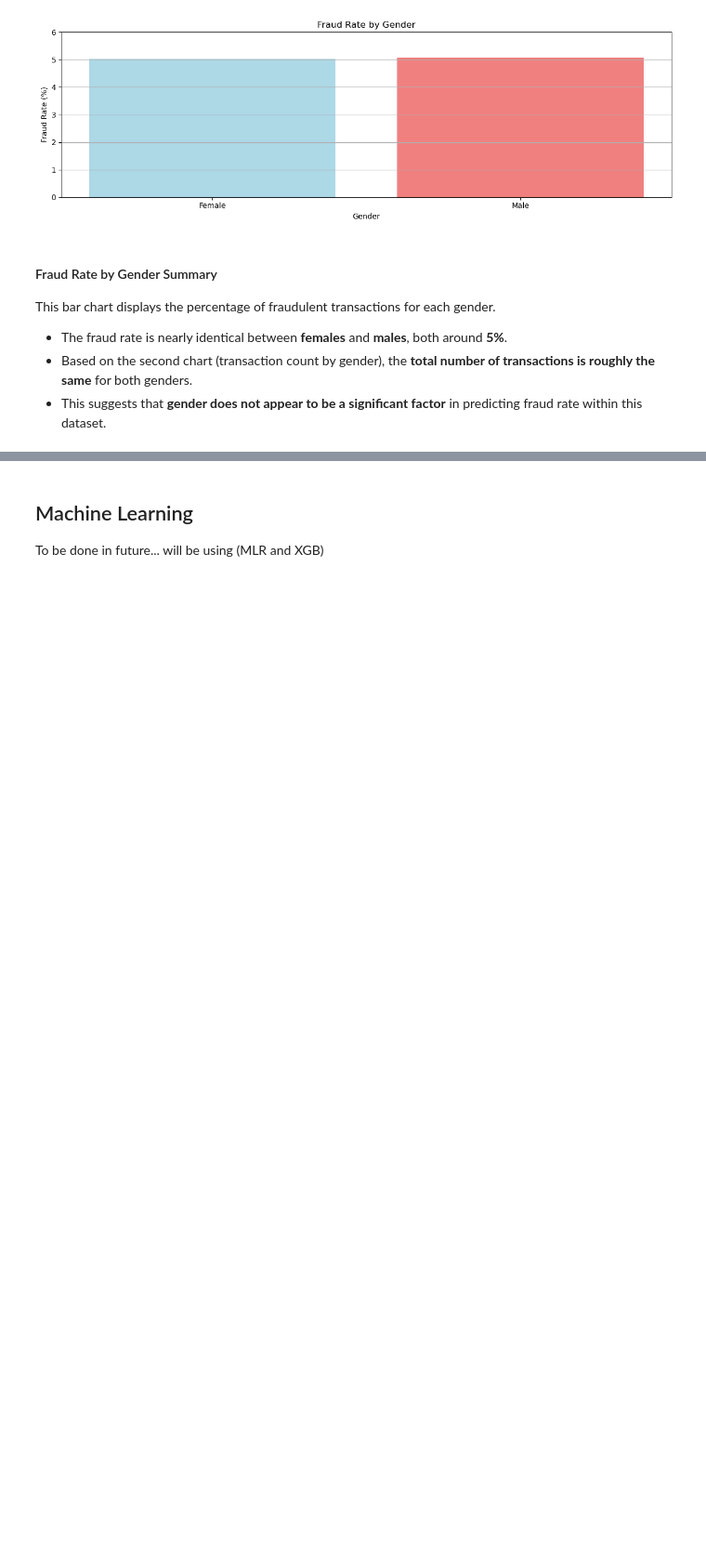
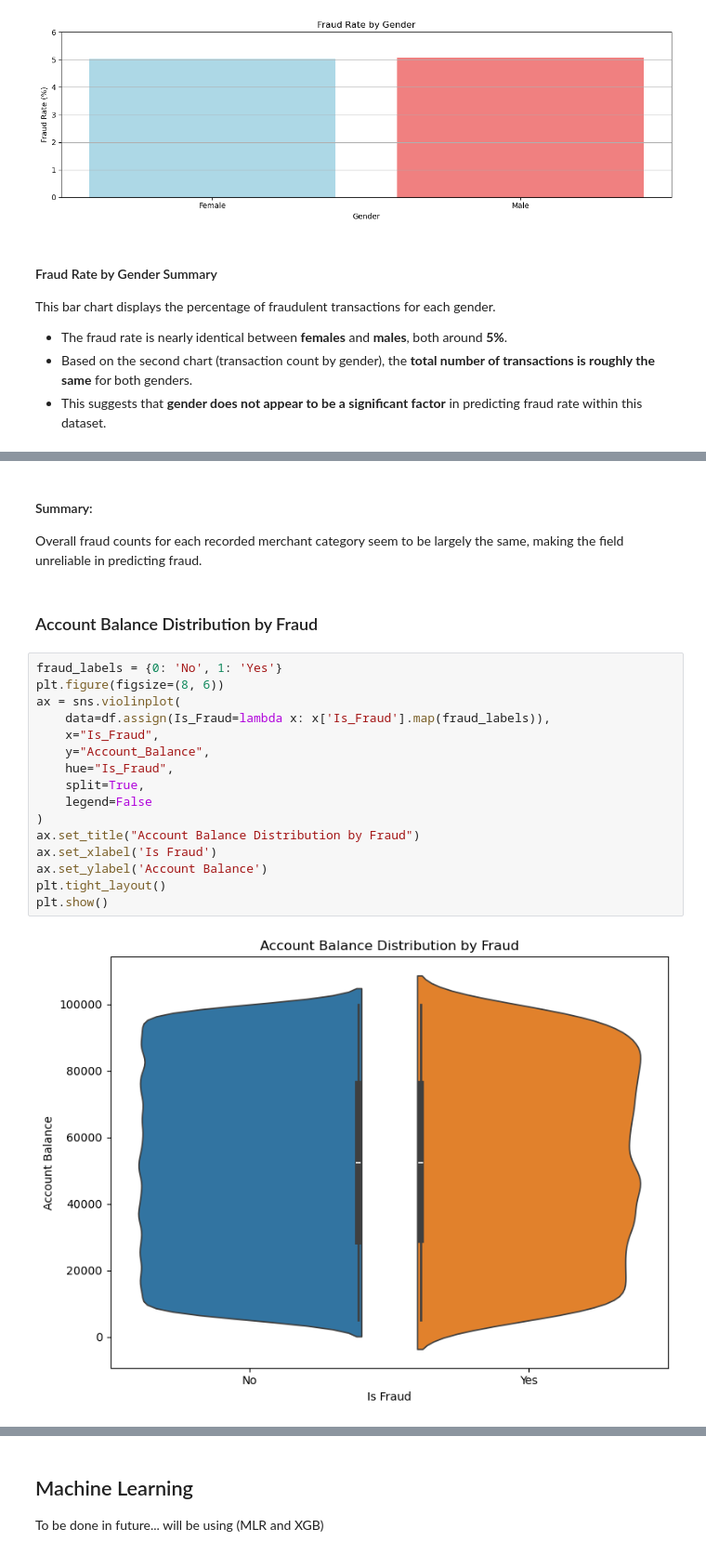
Before and after one commit to owenmilke/CS3870-Final-Project, a Jupyter notebook: BankFraud.ipynb, the cells around one changed output, grey strips where cells are left out. Shown: that part at 93% size. Saved outputs shown, nothing was run; the diff lists cells and outputs as text; blank space fills up the shorter version.

```diff
--- a/BankFraud.ipynb
+++ b/BankFraud.ipynb
@@ -140,0 +191,23 @@ This bar chart displays the percentage of fraudulent transactions for each gende
+# %% [markdown]
+#### Summary:
+Overall fraud counts for each recorded merchant category seem to be largely the same, making the field unreliable in predicting fraud.
+# %% [markdown]
+### Account Balance Distribution by Fraud
+# %%
+fraud_labels = {0: 'No', 1: 'Yes'}
+plt.figure(figsize=(8, 6))
+ax = sns.violinplot(
+    data=df.assign(Is_Fraud=lambda x: x['Is_Fraud'].map(fraud_labels)),
+    x="Is_Fraud",
+    y="Account_Balance",
+    hue="Is_Fraud",
+    split=True,
+    legend=False
+)
+ax.set_title("Account Balance Distribution by Fraud")
+ax.set_xlabel('Is Fraud')
+ax.set_ylabel('Account Balance')
+plt.tight_layout()
+plt.show()
+# %% [output]
+[figure, added]
```
Also changed, not shown: parts of 8 cells of this notebook.
